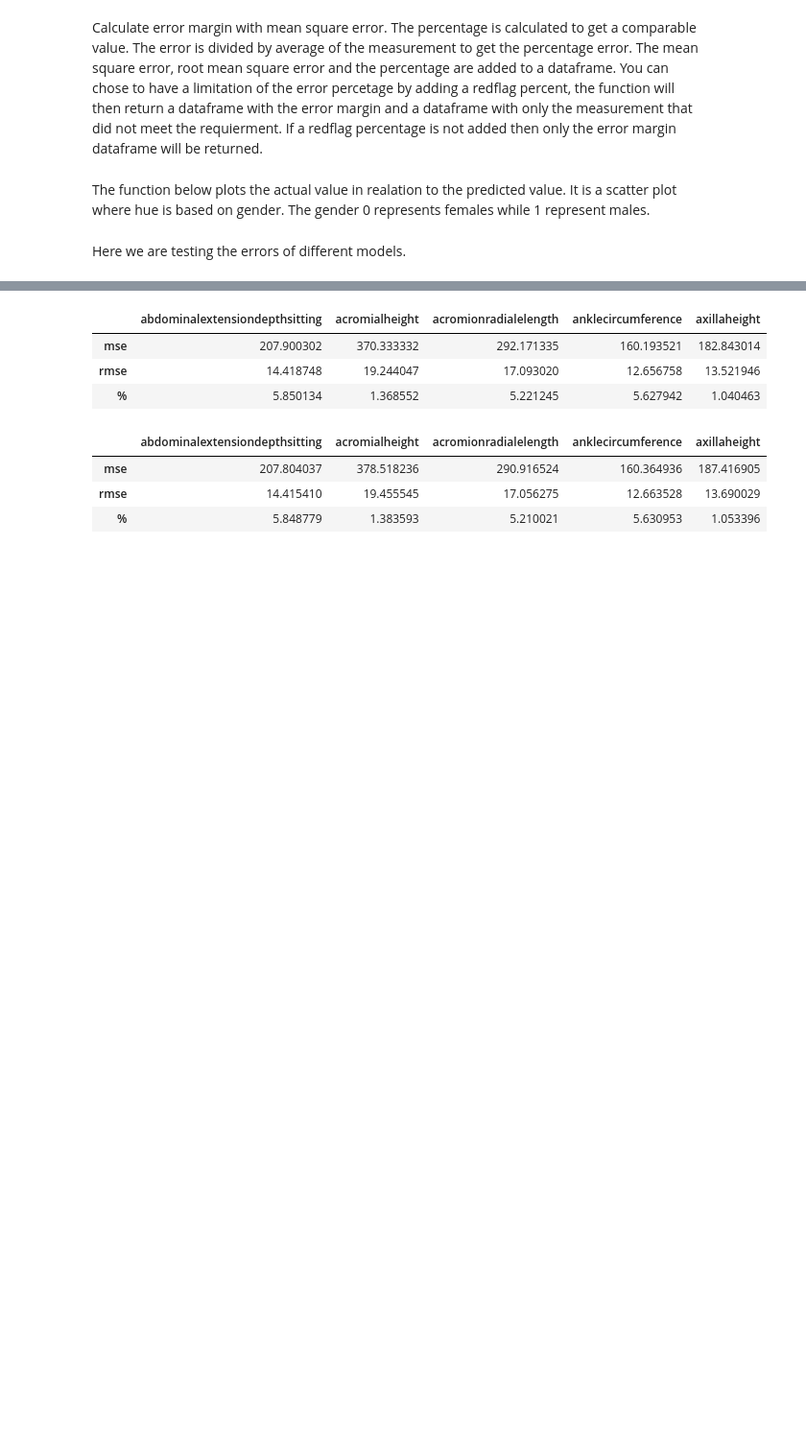
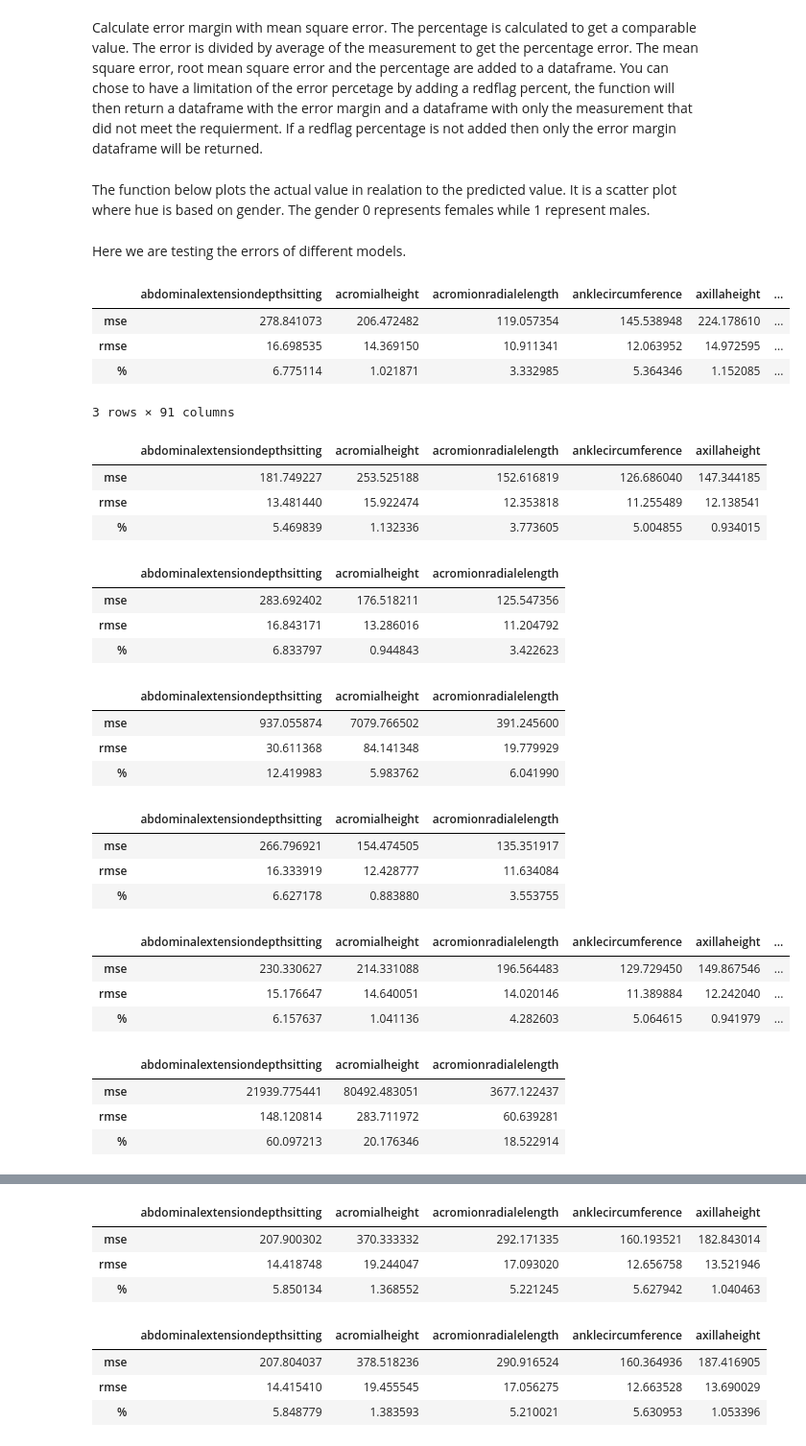
Before and after one commit to jobindjohn/anthromass, a Jupyter notebook: anthropmass/nbs/120_data_evaluation.ipynb, the cells around one changed output, grey strips where cells are left out. Shown at 96% size. Drawn from its saved outputs; the diff is of its cells as text; code cells hidden in the pictures; blank space fills up the shorter version.

```diff
--- a/anthropmass/nbs/120_data_evaluation.ipynb
+++ b/anthropmass/nbs/120_data_evaluation.ipynb
@@ -51 +51,58 @@ test=pd.read_csv('../data/processed/ANSURIItest.csv')
+# %%
+error=calc_error_margin(p, test)
+error
+# %% [output]
+|  | abdominalextensiondepthsitting | acromialheight | acromionradialelength | anklecircumference | axillaheight | ... |
+| mse | 278.841073 | 206.472482 | 119.057354 | 145.538948 | 224.178610 | ... |
+| rmse | 16.698535 | 14.369150 | 10.911341 | 12.063952 | 14.972595 | ... |
+| % | 6.775114 | 1.021871 | 3.332985 | 5.364346 | 1.152085 | ... |
+3 rows × 91 columns
+# %%
+error=calc_error_margin(p5, test)
+error
+# %% [output]
+|  | abdominalextensiondepthsitting | acromialheight | acromionradialelength | anklecircumference | axillaheight |
+| mse | 181.749227 | 253.525188 | 152.616819 | 126.686040 | 147.344185 |
+| rmse | 13.481440 | 15.922474 | 12.353818 | 11.255489 | 12.138541 |
+| % | 5.469839 | 1.132336 | 3.773605 | 5.004855 | 0.934015 |
+# %%
+error=calc_error_margin(p4, test)
+error
+# %% [output]
+|  | abdominalextensiondepthsitting | acromialheight | acromionradialelength |
+| mse | 283.692402 | 176.518211 | 125.547356 |
+| rmse | 16.843171 | 13.286016 | 11.204792 |
+| % | 6.833797 | 0.944843 | 3.422623 |
+# %%
+error=calc_error_margin(predx, test)
+error
+# %% [output]
+|  | abdominalextensiondepthsitting | acromialheight | acromionradialelength |
+| mse | 937.055874 | 7079.766502 | 391.245600 |
+| rmse | 30.611368 | 84.141348 | 19.779929 |
+| % | 12.419983 | 5.983762 | 6.041990 |
+# %%
+error=calc_error_margin(p3, test)
+error
+# %% [output]
+|  | abdominalextensiondepthsitting | acromialheight | acromionradialelength |
+| mse | 266.796921 | 154.474505 | 135.351917 |
+| rmse | 16.333919 | 12.428777 | 11.634084 |
+| % | 6.627178 | 0.883880 | 3.553755 |
+# %%
+error=calc_error_margin(predx, test)
+error
+# %% [output]
+|  | abdominalextensiondepthsitting | acromialheight | acromionradialelength | anklecircumference | axillaheight | ... |
+| mse | 230.330627 | 214.331088 | 196.564483 | 129.729450 | 149.867546 | ... |
+| rmse | 15.176647 | 14.640051 | 14.020146 | 11.389884 | 12.242040 | ... |
+| % | 6.157637 | 1.041136 | 4.282603 | 5.064615 | 0.941979 | ... |
+# %%
+error=calc_error_margin(p2, test)
+error
+# %% [output]
+|  | abdominalextensiondepthsitting | acromialheight | acromionradialelength |
+| mse | 21939.775441 | 80492.483051 | 3677.122437 |
+| rmse | 148.120814 | 283.711972 | 60.639281 |
+| % | 60.097213 | 20.176346 | 18.522914 |
 # %%
```
Also changed, not shown: parts of 3 cells of this notebook, 5 other files.
